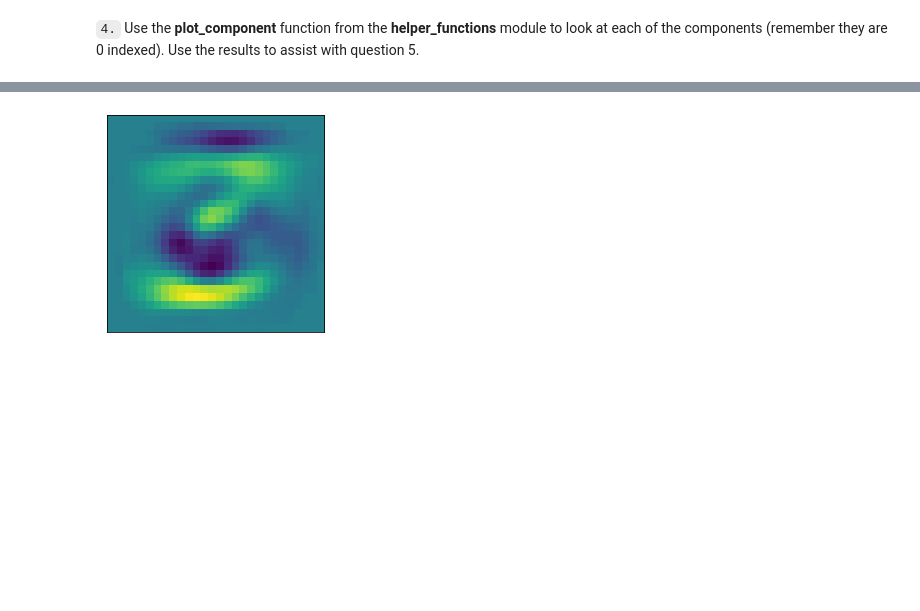
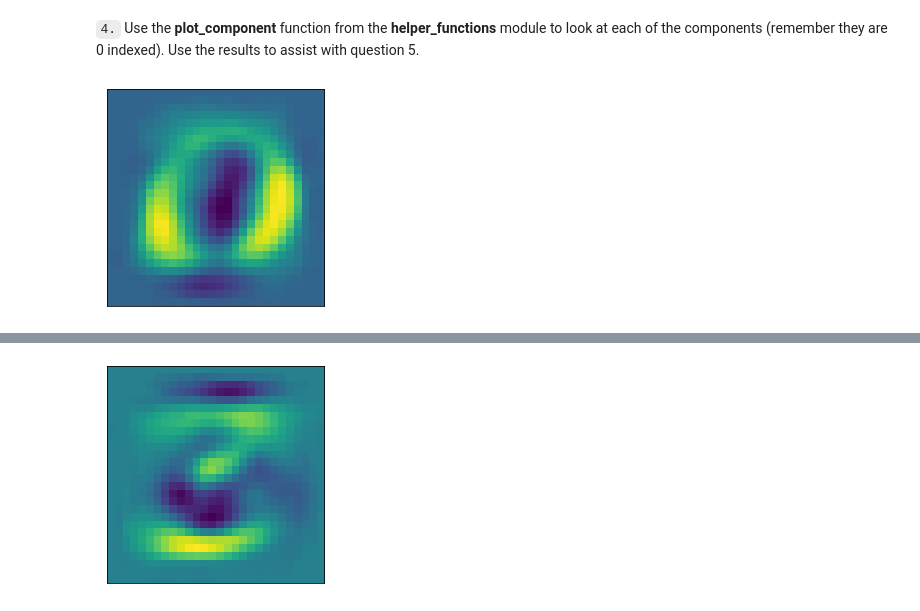
Before and after one commit to dguevar1/pca, a Jupyter notebook: Interpret_PCA_Results.ipynb, the cells around one changed output, grey strips where cells are left out. Cells and saved outputs as stored; diff of their text form; code cells hidden in the pictures; blank space fills up the shorter version.

```diff
--- a/Interpret_PCA_Results.ipynb
+++ b/Interpret_PCA_Results.ipynb
@@ -69,3 +69,7 @@ t.question_3_check(solution_three)
 Looks good!  The amount of variability explained by each principal component gives us an idea of how much of the original variability in the original data is retained by each component.  Nice job matc ...
 # %% [markdown]
 `4.` Use the **plot_component** function from the **helper_functions** module to look at each of the components (remember they are 0 indexed).  Use the results to assist with question 5.
+# %%
+plot_component(pca, 0)
+# %% [output]
+[figure, added]
```
Also changed, not shown: parts of 8 cells of this notebook, 1 other file.
